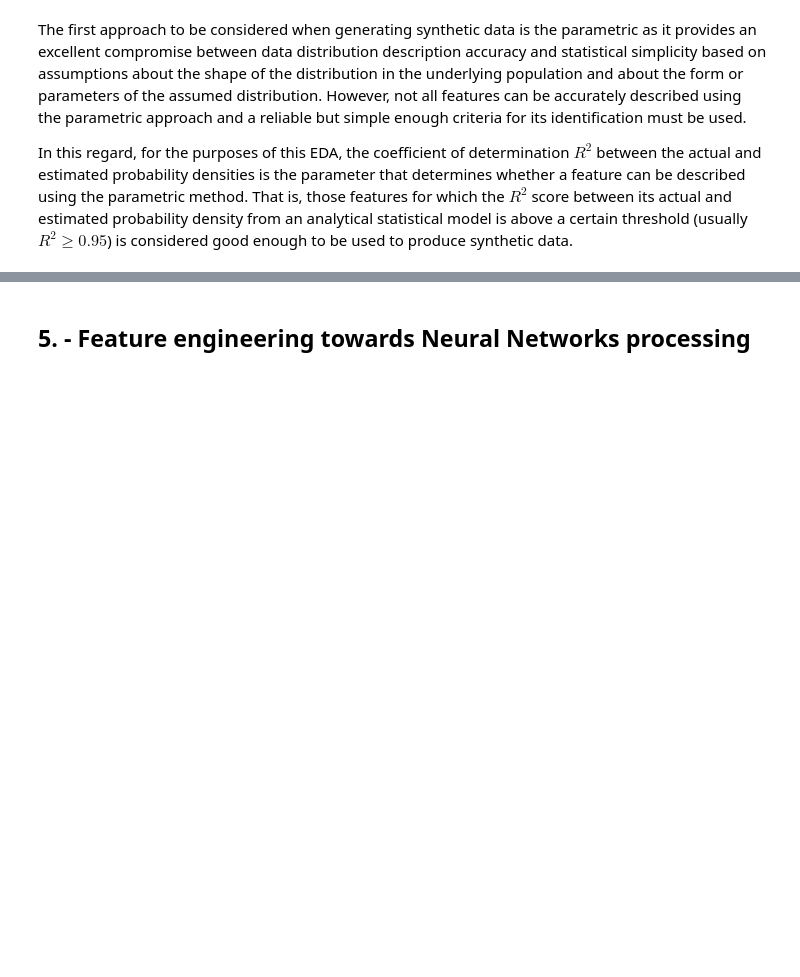
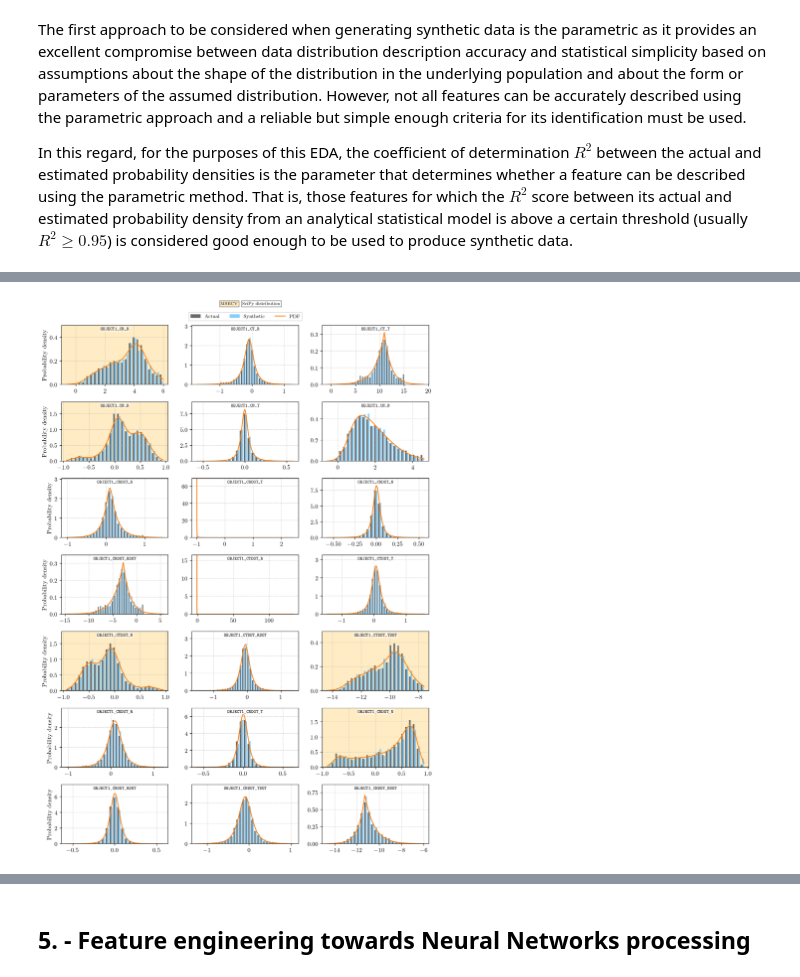
Before and after one commit to JJavierRosales/scapy, a Jupyter notebook: notebooks/collision_avoidance_challenge_eda.ipynb, the cells around one changed output, grey strips where cells are left out. Cells and saved outputs as stored; diff of their text form; code cells hidden in the pictures; blank space fills up the shorter version.

```diff
--- a/notebooks/collision_avoidance_challenge_eda.ipynb
+++ b/notebooks/collision_avoidance_challenge_eda.ipynb
@@ -628,0 +415,80 @@ display(dft.head(10))
+# %%
+import scalib.sdg as sdg
+reload(sdg)
+
+cov_features = obligatory_features['data_covariance_obligatory']
+
+# Iterate over both objects
+for o in [1, 2]:
+
+    # Get square matrix dimensions to arrange the subplots.
+    rows, cols = utils.plt_matrix(len(cov_features))
+    rows, cols = (7,3)
+
+    # Set dimension of the final plot containing all subplots.
+    figsize = (cols*20/6, rows*12/6)
+
+    fig, axs = plt.subplots(nrows = rows, ncols = cols,
+                            figsize = figsize, sharex = False)
+
+    # Convert axs to array in case only one plot is created.
+    if not isinstance(axs, np.ndarray): axs = np.array(axs)
+
+    # Iterate over all subplots from left to right, from top to bottom.
+    for i, ax in enumerate(axs.flat):
+        if i < len(cov_features):
+            feature = f'OBJECT{o}_{cov_features[i]}'
+
+            filename = f'SDG-{feature}'
+            filepath = os.path.join(utils.cwd,'sdg', filename + '.pkl')
+            plotpath = os.path.join(utils.cwd, 'images', 'sdg',
+                                    f'OBJECT{o}_COVARIANCE.pdf')
+
+            # Set column name to study and remove outliers.
+            data = df[feature].dropna().to_numpy()
+
+            # Get synthetic object
+            synthetic = sdg.SyntheticDataGenerator(data = data, filepath=filepath)
+
+            # Plot synthetic data:
+            synthetic.plot_histogram(ax = ax, show_legend = False)
+
+            if i==1:
+
+                ax.legend(ncol=3, bbox_to_anchor=(0.5, 1.15), loc='center', fontsize=9)
+
+                ax.text(x = 0.35, y = 1.4, s = 'MSECV',
+                        size=8, c='black',
+                        ha = 'center', va='top', transform=ax.transAxes,
+                        bbox = dict(facecolor = '#FFECC4', edgecolor = 'grey',
+                                    alpha = 1.0, pad = 2))
+                ax.text(x = 0.65, y = 1.4, s = 'SciPy distribution',
+                        size=8, c='black',
+                        ha = 'center', va='top', transform=ax.transAxes,
+                        bbox = dict(facecolor = 'white', edgecolor = 'grey',
+                                    alpha = 1.0, pad = 2))
+
+            t = ax.text(x = 0.5, y = 0.975, s = r'\texttt{'+ feature + '}',
+                    size=8, c='black',
+                    ha = 'center', va='top', transform=ax.transAxes,
+                    bbox = dict(facecolor = 'white', edgecolor = 'white',
+                                alpha = 0.5, pad = 1))
+
+            if synthetic.dist_r2_score < synthetic.r2_threshold:
+                ax.set_facecolor('#FFECC4')
+
+            if i%3!=0: ax.set_ylabel('')
+        else:
+            # Cancel out any extra subplot available in the axs object.
+            ax.axis('off')
+
+    # Remove blank spaces around the plot to be more compact.
+    plt.tight_layout()
+
+    # Save plot only if filepath is provided.
+    if plotpath is not None:
+        print('Plotting to file: {}'.format(plotpath))
+        plt.savefig(plotpath)
+
+    plt.show()
+# %% [output]
@@ -628,0 +496 @@ display(dft.head(10))
+[figure, added]
```
Also changed, not shown: parts of 13 cells of this notebook, 3 other files.
